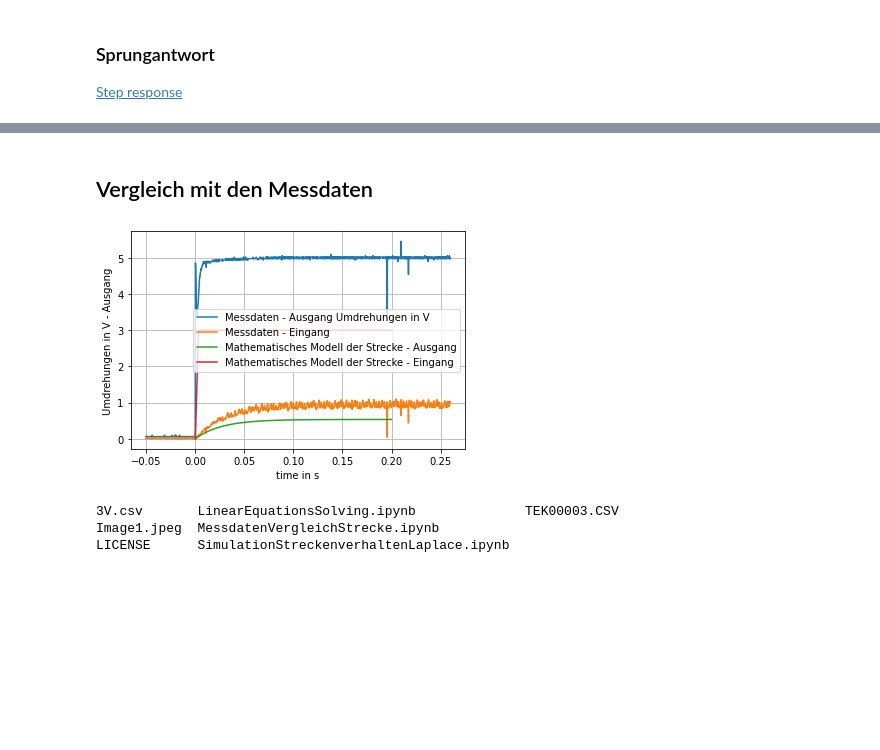
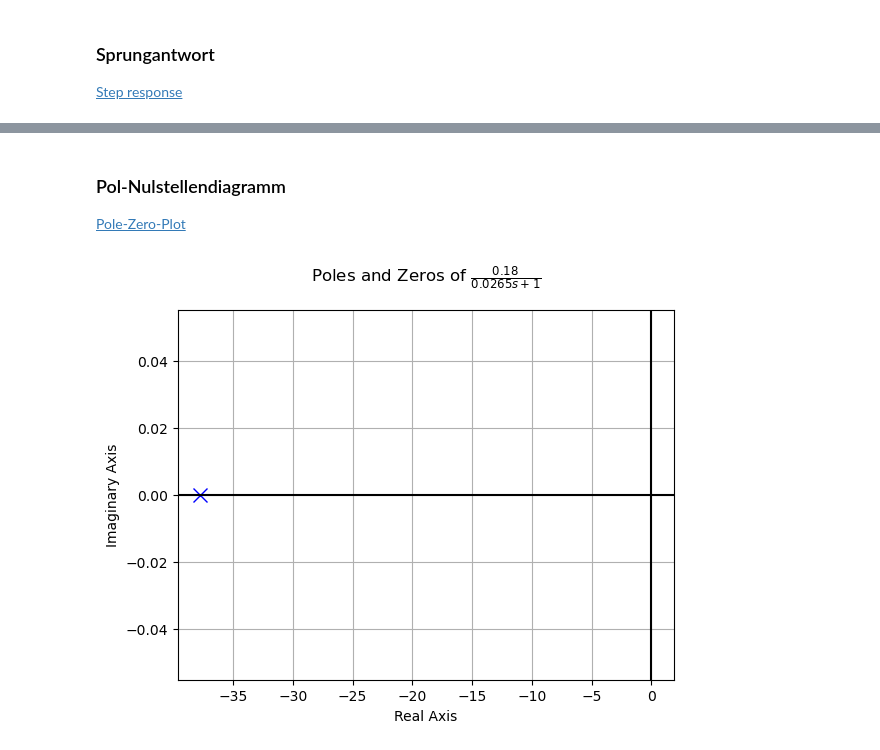
Before and after one commit to lg-eng/jupyter-notebooks, a Jupyter notebook: MessdatenVergleichStrecke.ipynb, the cells around one changed output, grey strips where cells are left out. Cells and saved outputs as stored; diff of their text form; code cells hidden in the pictures; blank space fills up the shorter version.

```diff
--- a/MessdatenVergleichStrecke.ipynb
+++ b/MessdatenVergleichStrecke.ipynb
@@ -46,43 +87,0 @@ step_response_plot(G1,upper_limit=0.5)
-# %% [markdown]
-## Vergleich mit den Messdaten
-# %%
-import matplotlib.pyplot as plt
-import numpy as np
-
-Sprung_Endwert = 3 # Wie hoch ist der Sprung
-
-# daten des mathematisches Modell plotten
-dataSim = step_response_numerical_data(G1,upper_limit=0.2)
-
-
-#Messdaten importieren
-import pandas as pd
-#Von Digilent
-#df = pd.read_csv('3V.csv',header=10) # Hier müssen eventuell einstellungen gemacht werden um Messdaten aus unterscheidlichen Quellen korrekt zu lesen
-
-#Von Tektronix
-df = pd.read_csv('TEK00003.CSV',header=14)
-
-
-df.columns = ['time', 'channel1', 'channel2'] # Spalten umbenennen für vereinfachte programmierung
-
-#df.channel1 = df.channel1.rolling(window=100).mean() #Gleitender Mittelwert
-
-# Daten plotten
-plt.plot(df.time,df.channel1,label='Messdaten - Ausgang Umdrehungen in V')
-plt.plot(df.time,df.channel2,label='Messdaten - Eingang')
-plt.plot(dataSim[0],[item * Sprung_Endwert for item in dataSim[1]],label='Mathematisches Modell der Strecke - Ausgang')
-plt.plot(dataSim[0],Sprung_Endwert*np.sign(dataSim[0]),label='Mathematisches Modell der Strecke - Eingang')
-plt.legend()
-plt.xlabel('time in s')
-plt.ylabel('Umdrehungen in V - Ausgang')
-plt.grid()
-plt.show()
-# %% [output]
-[figure, removed]
-# %%
-ls
-# %% [output]
-3V.csv       LinearEquationsSolving.ipynb              TEK00003.CSV
-Image1.jpeg  MessdatenVergleichStrecke.ipynb
-LICENSE      SimulationStreckenverhaltenLaplace.ipynb
@@ -90,0 +88,8 @@ df
+# %% [markdown]
+### Pol-Nulstellendiagramm
+[Pole-Zero-Plot](https://docs.sympy.org/latest/modules/physics/control/control_plots.html#pole-zero-plot)
+# %%
+from sympy.physics.control.control_plots import pole_zero_plot
+pole_zero_plot(G1)
+# %% [output]
+[figure, added]
```
Also changed, not shown: parts of 9 cells of this notebook.
